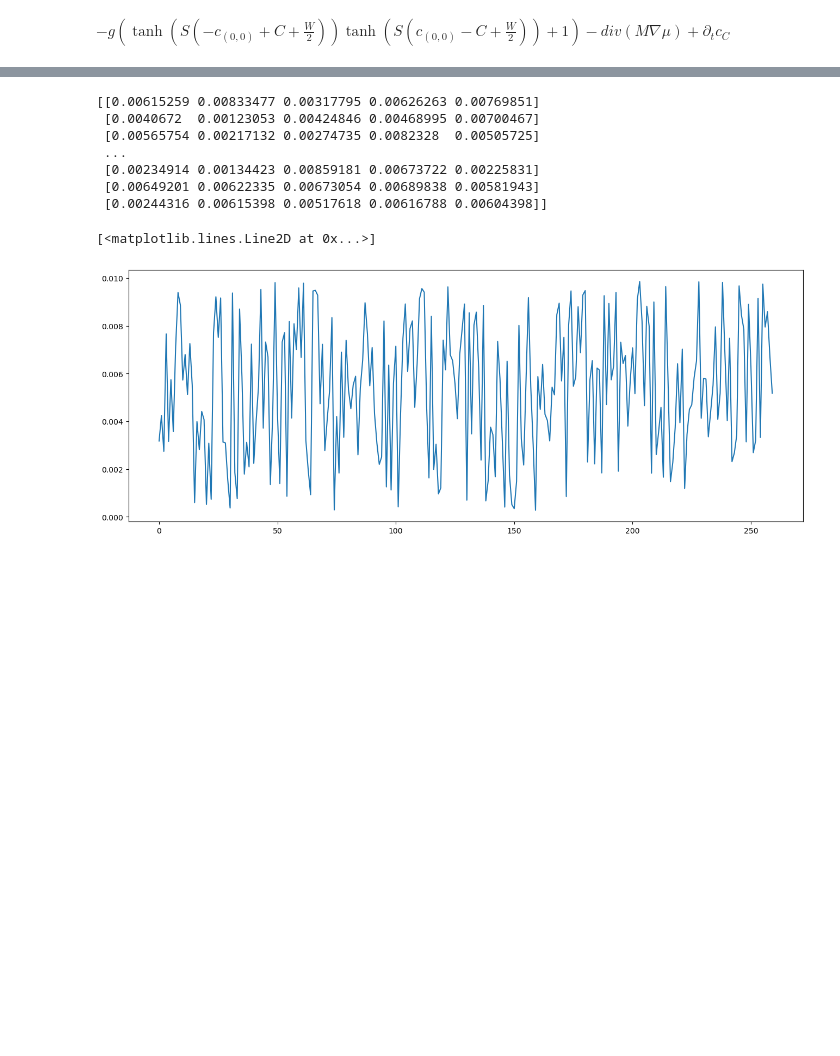
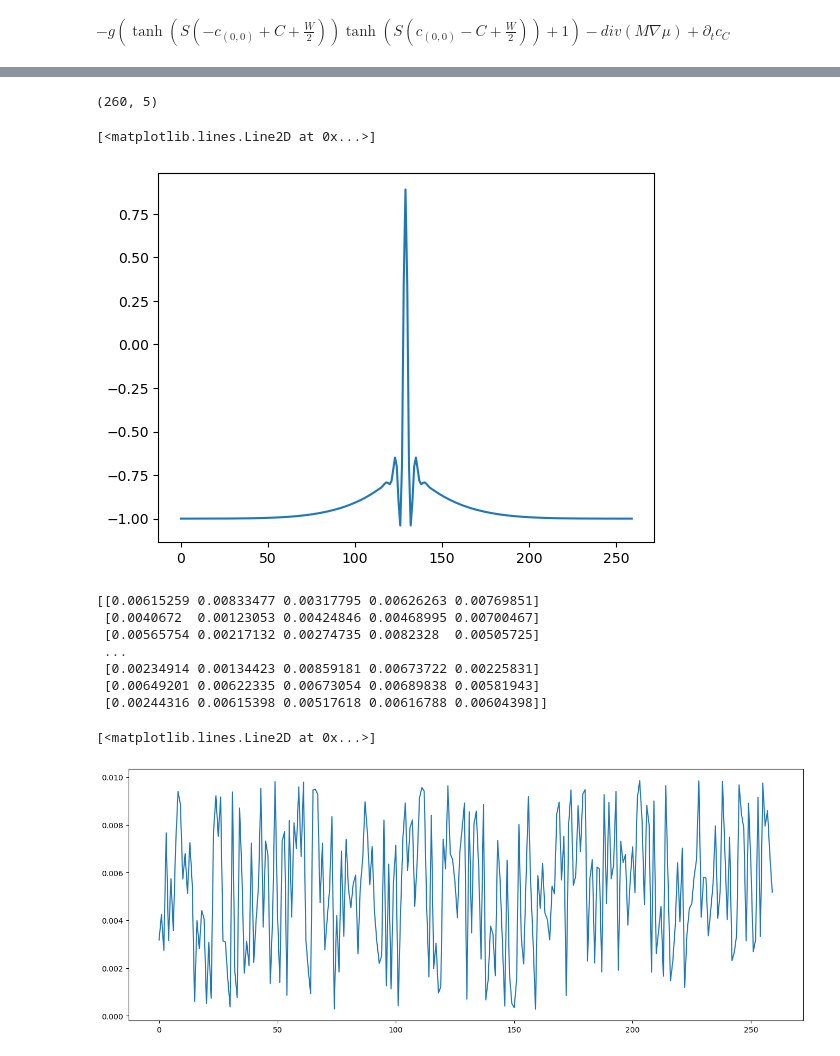
Before and after one commit to Twomac/pattern-formation-and-cellular-growth, a Jupyter notebook: Pystencils 1D Smectic Growth.ipynb, the cells around one changed output, grey strips where cells are left out. Saved outputs shown, nothing was run; the diff lists cells and outputs as text; code cells hidden in the pictures; blank space fills up the shorter version.

```diff
--- a/Pystencils 1D Smectic Growth.ipynb
+++ b/Pystencils 1D Smectic Growth.ipynb
@@ -234,3 +212,12 @@ anim.save(r'C:\Users\taylo\UU Thesis - Smectodynamics of Dividing Cells\Pystenci
+# %%
+init_cell()
+timeloop(steps=100000)
+c_arr = dh.cpu_arrays['c']
+plt.plot(c_arr[:,2])
+# %% [output]
+(260, 5)
+[<matplotlib.lines.Line2D at 0x...>]
+[figure, new version]
 # %%
 init(0,0.01)
 timeloop(steps=500)
```
Also changed, not shown: parts of 14 cells of this notebook, 12 other files.
